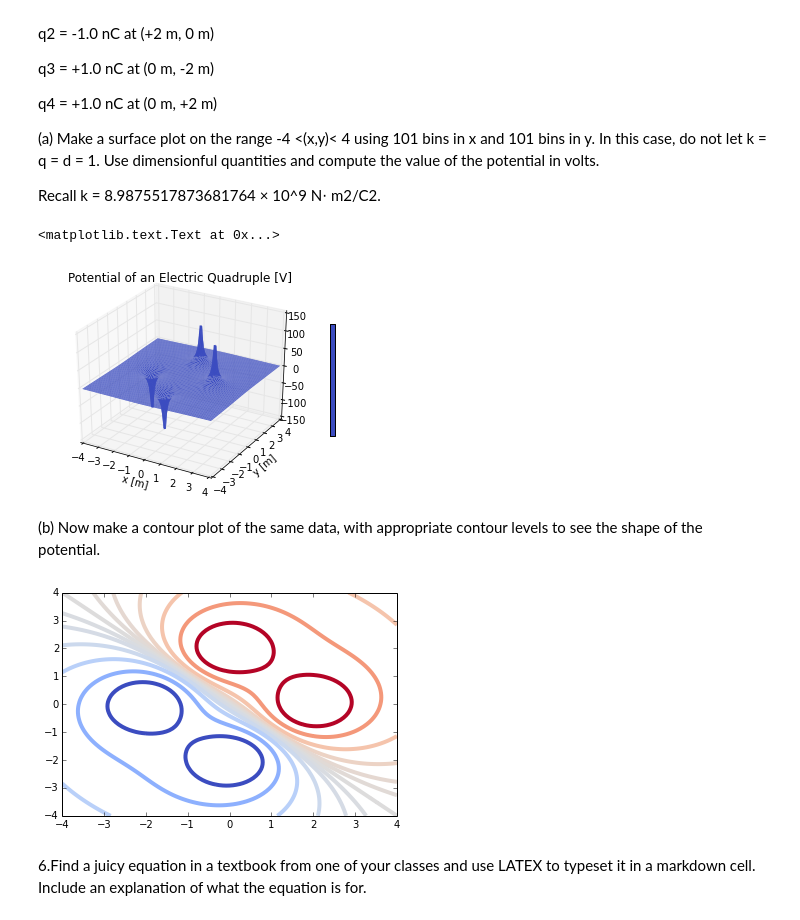
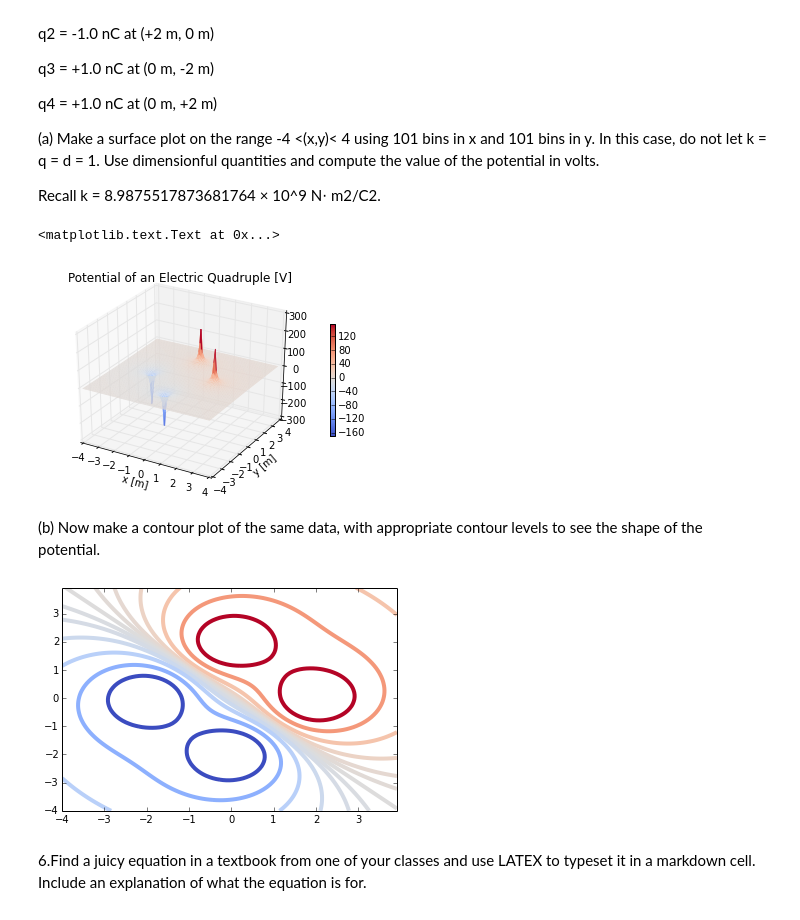
Before and after one commit to lhorowit/PHYS202-S14, a Jupyter notebook: Graphics/GraphicsExercises.ipynb, the cells around one changed output. Drawn from its saved outputs; the diff is of its cells as text; code cells hidden in the pictures.

```diff
--- a/Graphics/GraphicsExercises.ipynb
+++ b/Graphics/GraphicsExercises.ipynb
@@ -272,47 +307,47 @@ from matplotlib import cm
 
 #make the x-y grid to cover the plane -4<x<4 and -4<y<4 with 101 bins each
 
-x = np.linspace(-4, 4, 101)
-y = np.linspace(-4, 4, 101)
+x = np.arange(-4, 4, 8./101)
+y = np.arange(-4, 4, 8./101)
 x, y = np.meshgrid(x, y)
 
 #make the function, V(x,y)
 k = (8.9875517873681764)*(10)**9; q = 10**(-9); d = 2
 V =(k*q/(x**2+(y-d)**2)**(1/2.)) - (k*q/(x**2+(y+d)**2)**(1/2.)) + (k*q/((x-d)**2+y**2)**(1/2.)) - (k*q/((x+d)**2+y**2)**(1/2.))
 
 
 
 #To use 3D graphics in matplotlib, we first need to create an axes instance of the class Axes3D.
 #3D axes can be added to a matplotlib figure canvas in exactly the same way as 2D axes, but a
 #convenient way to create a 3D axis instance is to use the projection='3d' keyword argument to
 #the add_axes or add_subplot functions.
 
 fig = figure()
 
 #Call the "get current axis" method on the figure object and set the projection to 3D
 ax = fig.gca(projection='3d')
 p = ax.plot_surface(x, y, V, rstride=1, cstride=1, linewidth=0, cmap=cm.coolwarm)
 # for some reason my colormap is not working... My syntax looks good so I don't know why this won't work
 
 
 #To understand what the arguments to the plotting function do, try calling the help:
 #help(Axes3D.plot surface). In particular, investigate the colormap option. You can
 #also add a color bar to represent the value of the potential at each space point (x, y)
 cb = fig.colorbar(p, shrink=0.5)
 
 xlabel("x [m]")
 ylabel("y [m]")
 plt.title('Potential of an Electric Quadruple [V]')
 # %% [output]
 <matplotlib.text.Text at 0x...>
-[figure, old version]
+[figure, new version]
 # %% [markdown]
 (b) Now make a contour plot of the same data, with appropriate contour levels to see the shape of the potential.
 # %%
 levels = array([8, 4, 2, 1, 0.5, 0.25, 0, -0.25, -0.5, -1, -2, -4, -8])
 plt.contour(x,y,V,levels,linewidths=4,cmap=cm.coolwarm);
 # %% [output]
-[figure, old version]
+[figure, new version]
 # %% [markdown]
 6.Find a juicy equation in a textbook from one of your classes and use LATEX to typeset it in a markdown cell. Include an explanation of what the equation is for.
 # %% [markdown]
```
Also changed, not shown: parts of 2 cells of this notebook, 1 other file.
